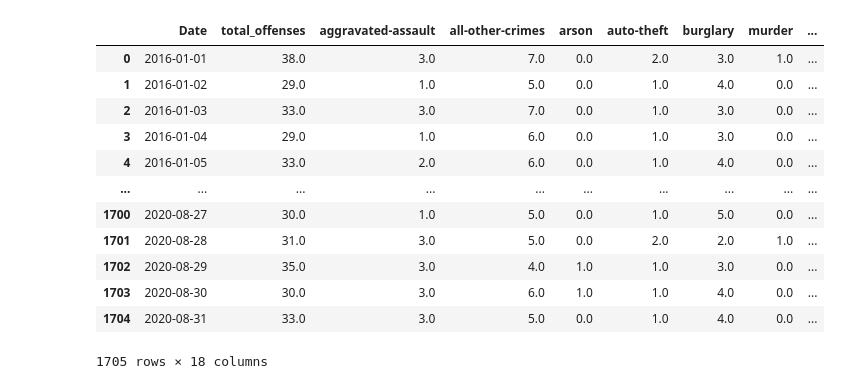
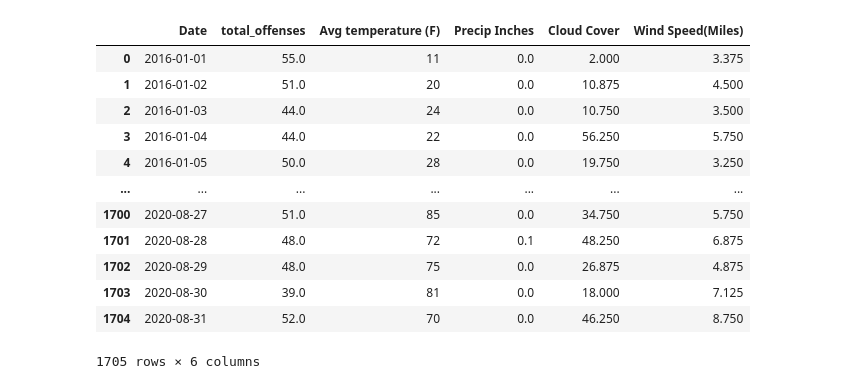
Before and after one commit to mnolker/Criminal_Weather_Denver, a Jupyter notebook: criminal_weather_merged.ipynb, the cells around one changed output. Saved outputs shown, nothing was run; the diff lists cells and outputs as text; code cells hidden in the pictures.

```diff
--- a/criminal_weather_merged.ipynb
+++ b/criminal_weather_merged.ipynb
@@ -21,12 +24,11 @@ weather_data_to_load = "clean_weather_1-1-2016_to_8-31-2020.csv"
 crime_data_to_load = "crime_cleaned.csv"
 
 # Read School and Student Data File and store into Pandas DataFrames
-weather_data = pd.read_csv(weather_data_to_load)
+weather_data = pd.read_csv(weather_data_to_load,usecols=["Date","Avg temperature (F)","Precip Inches","Cloud Cover","Wind Speed(Miles)"])
 crime_data = pd.read_csv(crime_data_to_load,usecols = ['Occurrence_date','OFFENSE_TYPE_ID','OFFENSE_CATEGORY_ID','INCIDENT_ID'])
 crime_data_for_pivot = pd.read_csv(crime_data_to_load,usecols = ['Occurrence_date','OFFENSE_TYPE_ID','INCIDENT_ID'])
 # %%
-weather_data['weather_date'] = pd.to_datetime(weather_data['Date'])
+weather_data['Date'] = pd.to_datetime(weather_data['Date'])
 print(len(weather_data))
-weather_data.info()
 # %% [output]
 1705
@@ -47,7 +35,9 @@ memory usage: 93.4+ KB
 # %%
-crime_data['crime_date'] = pd.to_datetime(crime_data['Occurrence_date'])
+crime_data['Occurrence_date'] = pd.to_datetime(crime_data['Occurrence_date'])
+crime_data
+# crime_data_type_only = crime_data.groupby(['crime_date', 'OFFENSE_CATEGORY_ID']).nunique()
 
-crime_data_type_only = crime_data.groupby(['crime_date', 'OFFENSE_CATEGORY_ID']).nunique()
-crime_data_type_only.drop(['crime_date', 'OFFENSE_CATEGORY_ID','OFFENSE_TYPE_ID'], axis=1, inplace=True)
-crime_data_type_only.reset_index()
+# crime_data_type_only.drop(['Occurrence_date','crime_date', 'OFFENSE_CATEGORY_ID','OFFENSE_TYPE_ID'], axis=1, inplace=True)
+# crime_data_type_only= crime_data_type_only.reset_index()
+# crime_data_type_only
 # %% [output]
@@ -67,7 +57,7 @@ crime_data_type_only.reset_index()
 # %%
-crime_data_pivot = crime_data_type_only.pivot_table(index='crime_date', columns = 'OFFENSE_CATEGORY_ID', values ='INCIDENT_ID')
+crime_data_pivot = crime_data.pivot_table(index='Occurrence_date', columns = 'OFFENSE_CATEGORY_ID', values ='INCIDENT_ID',aggfunc="count")
 crime_data_pivot = crime_data_pivot.fillna(0)
 crime_data_pivot["total_offenses"] = crime_data_pivot.iloc[:,:].sum(axis=1)
-crime_data_pivot.info()
+# crime_data_pivot.info()
 crime_data_pivot.head()
 # %% [output]
@@ -98,12 +71,8 @@ memory usage: 270.9 KB
 # %%
 # Combine the data into a single dataset.
 #inner merge intentionally drops days that do not match in both data sets to avoid NaN records
-criminal_weather_merged = pd.merge(crime_data_pivot, weather_data, left_on = 'crime_date',right_on = 'weather_date')
-criminal_weather_merged = criminal_weather_merged[['Date','total_offenses','aggravated-assault', \
-                                                             'all-other-crimes','arson', 'auto-theft','burglary',\
-                                                             'murder','other-crimes-against-persons', 'public-disorder',\
-                                                             'robbery','sexual-assault', 'theft-from-motor-vehicle',\
-                                                             'white-collar-crime','Avg temperature (F)','Precip Inches',\
+criminal_weather_merged = pd.merge(crime_data_pivot, weather_data, left_on = 'Occurrence_date',right_on = 'Date')
+criminal_weather_merged = criminal_weather_merged[['Date','total_offenses','Avg temperature (F)','Precip Inches',\
                                                              'Cloud Cover', 'Wind Speed(Miles)',]]
 print(criminal_weather_merged['Date'].min())
 print(criminal_weather_merged['Date'].max())
@@ -114,13 +83,13 @@ criminal_weather_merged
-|  | Date | total_offenses | aggravated-assault | all-other-crimes | arson | auto-theft | burglary | murder | ... |
-| 0 | 2016-01-01 | 38.0 | 3.0 | 7.0 | 0.0 | 2.0 | 3.0 | 1.0 | ... |
-| 1 | 2016-01-02 | 29.0 | 1.0 | 5.0 | 0.0 | 1.0 | 4.0 | 0.0 | ... |
-| 2 | 2016-01-03 | 33.0 | 3.0 | 7.0 | 0.0 | 1.0 | 3.0 | 0.0 | ... |
-| 3 | 2016-01-04 | 29.0 | 1.0 | 6.0 | 0.0 | 1.0 | 3.0 | 0.0 | ... |
-| 4 | 2016-01-05 | 33.0 | 2.0 | 6.0 | 0.0 | 1.0 | 4.0 | 0.0 | ... |
-| ... | ... | ... | ... | ... | ... | ... | ... | ... | ... |
-| 1700 | 2020-08-27 | 30.0 | 1.0 | 5.0 | 0.0 | 1.0 | 5.0 | 0.0 | ... |
-| 1701 | 2020-08-28 | 31.0 | 3.0 | 5.0 | 0.0 | 2.0 | 2.0 | 1.0 | ... |
-| 1702 | 2020-08-29 | 35.0 | 3.0 | 4.0 | 1.0 | 1.0 | 3.0 | 0.0 | ... |
-| 1703 | 2020-08-30 | 30.0 | 3.0 | 6.0 | 1.0 | 1.0 | 4.0 | 0.0 | ... |
-| 1704 | 2020-08-31 | 33.0 | 3.0 | 5.0 | 0.0 | 1.0 | 4.0 | 0.0 | ... |
+|  | Date | total_offenses | Avg temperature (F) | Precip Inches | Cloud Cover | Wind Speed(Miles) |
+| 0 | 2016-01-01 | 55.0 | 11 | 0.0 | 2.000 | 3.375 |
+| 1 | 2016-01-02 | 51.0 | 20 | 0.0 | 10.875 | 4.500 |
+| 2 | 2016-01-03 | 44.0 | 24 | 0.0 | 10.750 | 3.500 |
+| 3 | 2016-01-04 | 44.0 | 22 | 0.0 | 56.250 | 5.750 |
+| 4 | 2016-01-05 | 50.0 | 28 | 0.0 | 19.750 | 3.250 |
+| ... | ... | ... | ... | ... | ... | ... |
+| 1700 | 2020-08-27 | 51.0 | 85 | 0.0 | 34.750 | 5.750 |
+| 1701 | 2020-08-28 | 48.0 | 72 | 0.1 | 48.250 | 6.875 |
+| 1702 | 2020-08-29 | 48.0 | 75 | 0.0 | 26.875 | 4.875 |
+| 1703 | 2020-08-30 | 39.0 | 81 | 0.0 | 18.000 | 7.125 |
+| 1704 | 2020-08-31 | 52.0 | 70 | 0.0 | 46.250 | 8.750 |
-1705 rows × 18 columns
+1705 rows × 6 columns
```
Also changed, not shown: parts of 26 cells of this notebook.
